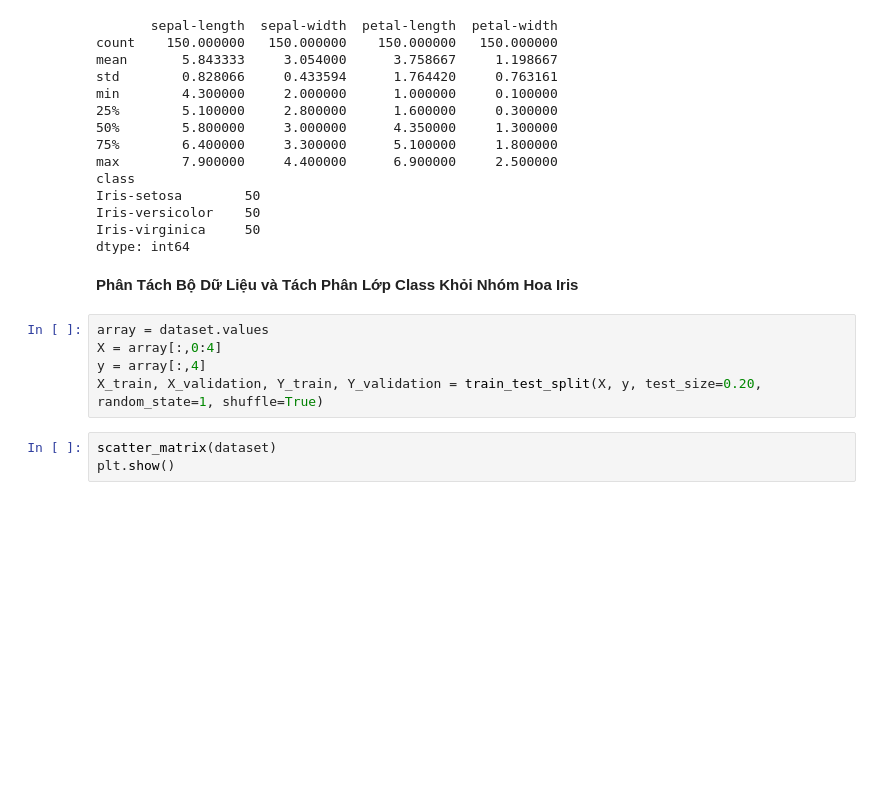
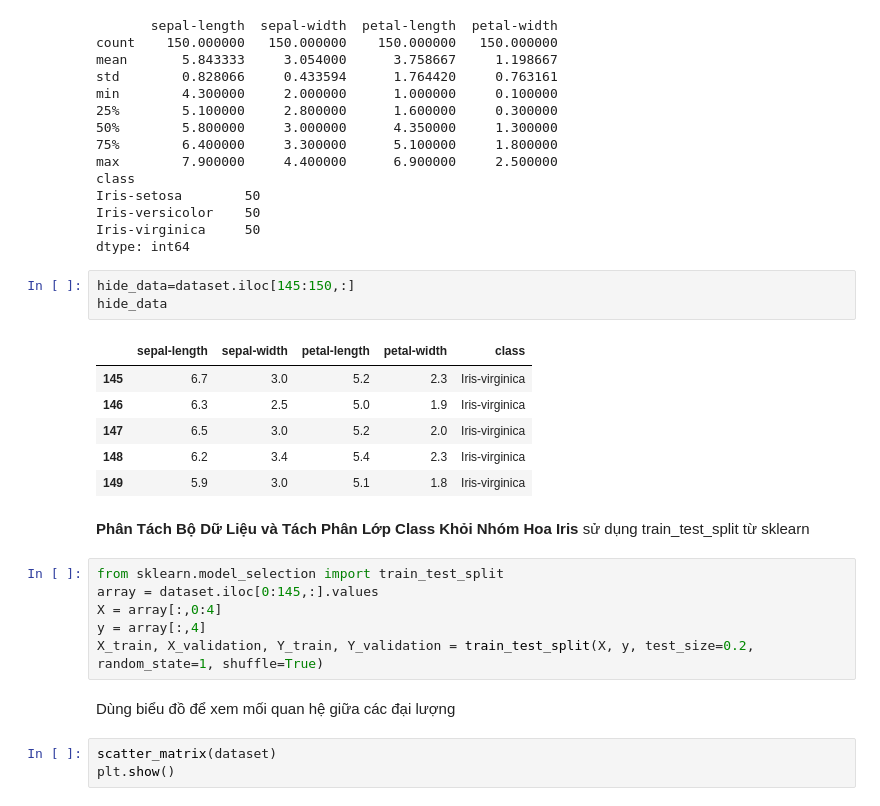
Before and after one commit to lephuocdat2000/AI, a Jupyter notebook: Final_Project.ipynb, the cells around one changed output. Drawn from its saved outputs; the diff is of its cells as text; blank space fills up the shorter version.

```diff
--- a/Final_Project.ipynb
+++ b/Final_Project.ipynb
@@ -78,13 +55,26 @@ Iris-setosa        50
 Iris-versicolor    50
 Iris-virginica     50
 dtype: int64
+# %%
+hide_data=dataset.iloc[145:150,:]
+hide_data
+# %% [output]
+|  | sepal-length | sepal-width | petal-length | petal-width | class |
+| 145 | 6.7 | 3.0 | 5.2 | 2.3 | Iris-virginica |
+| 146 | 6.3 | 2.5 | 5.0 | 1.9 | Iris-virginica |
+| 147 | 6.5 | 3.0 | 5.2 | 2.0 | Iris-virginica |
+| 148 | 6.2 | 3.4 | 5.4 | 2.3 | Iris-virginica |
+| 149 | 5.9 | 3.0 | 5.1 | 1.8 | Iris-virginica |
 # %% [markdown]
-**Phân Tách Bộ Dữ Liệu và Tách Phân Lớp Class Khỏi Nhóm Hoa Iris**
+**Phân Tách Bộ Dữ Liệu và Tách Phân Lớp Class Khỏi Nhóm Hoa Iris** sử dụng train_test_split từ sklearn
 # %%
-array = dataset.values
+from sklearn.model_selection import train_test_split
+array = dataset.iloc[0:145,:].values
 X = array[:,0:4]
 y = array[:,4]
-X_train, X_validation, Y_train, Y_validation = train_test_split(X, y, test_size=0.20, random_state=1, shuffle=True)
+X_train, X_validation, Y_train, Y_validation = train_test_split(X, y, test_size=0.2, random_state=1, shuffle=True)
+# %% [markdown]
+Dùng biểu đồ để xem mối quan hệ giữa các đại lượng
 # %%
 scatter_matrix(dataset)
 plt.show()
```
Also changed, not shown: parts of 17 cells of this notebook.
